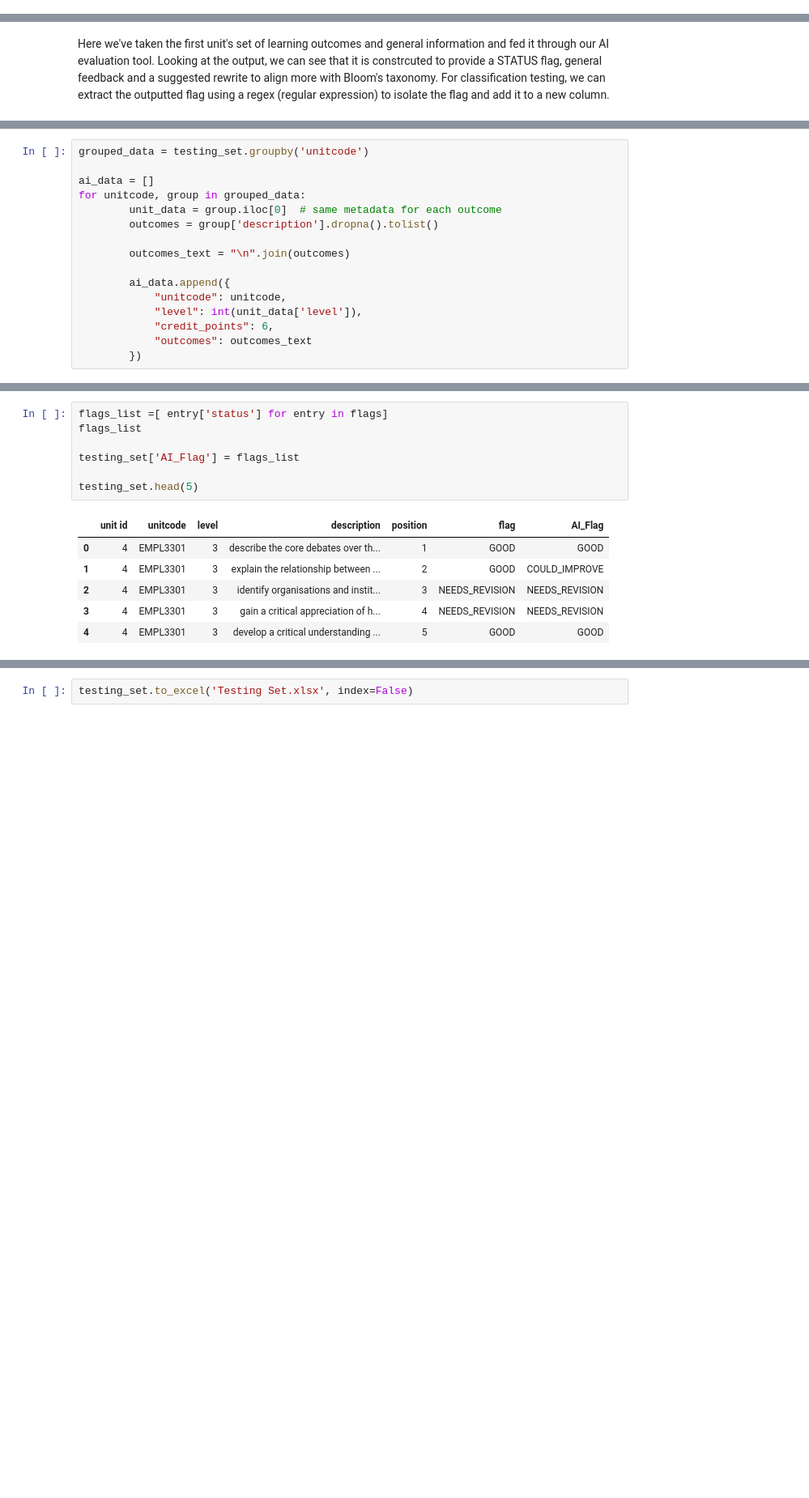
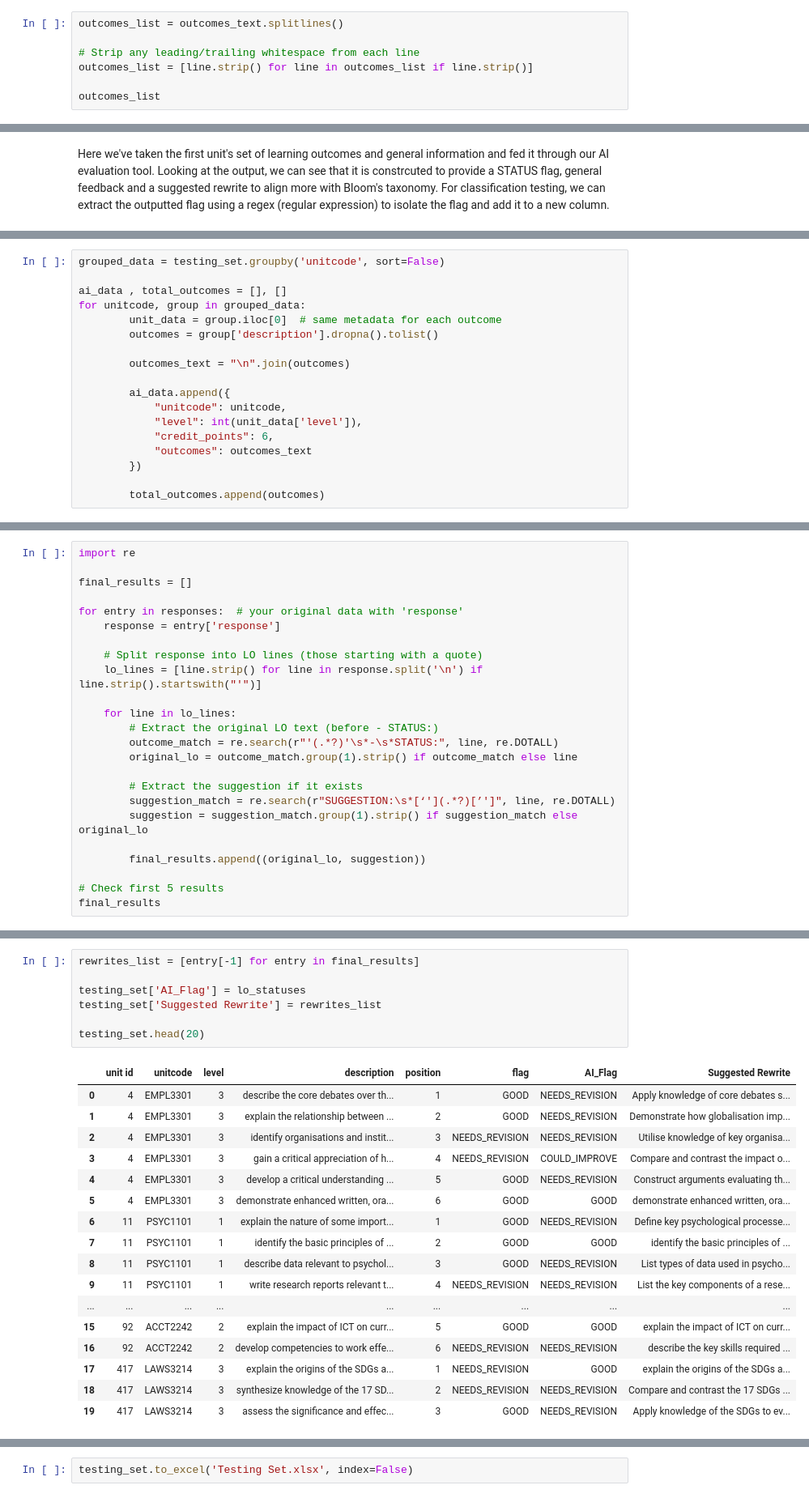
Before and after one commit to VoonYan/AI-Learning-Outcome-Builder, a Jupyter notebook: app/testing_notebook.ipynb, the cells around one changed output, grey strips where cells are left out. Shown: that part at 81% size. Saved outputs shown, nothing was run; the diff lists cells and outputs as text; blank space fills up the shorter version.

```diff
--- a/app/testing_notebook.ipynb
+++ b/app/testing_notebook.ipynb
@@ -93,0 +106,7 @@ develop a critical understanding of individual and collective responses to the i
+# %%
+outcomes_list = outcomes_text.splitlines()
+
+# Strip any leading/trailing whitespace from each line
+outcomes_list = [line.strip() for line in outcomes_list if line.strip()]
+
+outcomes_list
@@ -135,7 +196,7 @@ status_flag
 # %%
-grouped_data = testing_set.groupby('unitcode')
+grouped_data = testing_set.groupby('unitcode', sort=False)
 
-ai_data = []
+ai_data , total_outcomes = [], []
 for unitcode, group in grouped_data:
         unit_data = group.iloc[0]  # same metadata for each outcome
         outcomes = group['description'].dropna().tolist()
@@ -148,3 +209,5 @@ for unitcode, group in grouped_data:
             "credit_points": 6,
             "outcomes": outcomes_text
         })
+
+        total_outcomes.append(outcomes)
@@ -226,0 +408,24 @@ for i, entry in enumerate(ai_data, start=1):
+# %%
+import re
+
+final_results = []
+
+for entry in responses:  # your original data with 'response'
+    response = entry['response']
+
+    # Split response into LO lines (those starting with a quote)
+    lo_lines = [line.strip() for line in response.split('\n') if line.strip().startswith("'")]
+
+    for line in lo_lines:
+        # Extract the original LO text (before - STATUS:)
+        outcome_match = re.search(r"'(.*?)'\s*-\s*STATUS:", line, re.DOTALL)
+        original_lo = outcome_match.group(1).strip() if outcome_match else line
+
+        # Extract the suggestion if it exists
+        suggestion_match = re.search(r"SUGGESTION:\s*[‘'](.*?)[’']", line, re.DOTALL)
+        suggestion = suggestion_match.group(1).strip() if suggestion_match else original_lo
+
+        final_results.append((original_lo, suggestion))
+
+# Check first 5 results
+final_results
@@ -227,14 +450,25 @@ for i, entry in enumerate(ai_data, start=1):
 # %%
-flags_list =[ entry['status'] for entry in flags]
-flags_list
+rewrites_list = [entry[-1] for entry in final_results]
 
-testing_set['AI_Flag'] = flags_list
+testing_set['AI_Flag'] = lo_statuses
+testing_set['Suggested Rewrite'] = rewrites_list
 
-testing_set.head(5)
+testing_set.head(20)
 # %% [output]
-|  | unit id | unitcode | level | description | position | flag | AI_Flag |
-| 0 | 4 | EMPL3301 | 3 | describe the core debates over th... | 1 | GOOD | GOOD |
-| 1 | 4 | EMPL3301 | 3 | explain the relationship between ... | 2 | GOOD | COULD_IMPROVE |
-| 2 | 4 | EMPL3301 | 3 | identify organisations and instit... | 3 | NEEDS_REVISION | NEEDS_REVISION |
-| 3 | 4 | EMPL3301 | 3 | gain a critical appreciation of h... | 4 | NEEDS_REVISION | NEEDS_REVISION |
-| 4 | 4 | EMPL3301 | 3 | develop a critical understanding ... | 5 | GOOD | GOOD |
+|  | unit id | unitcode | level | description | position | flag | AI_Flag | Suggested Rewrite |
+| 0 | 4 | EMPL3301 | 3 | describe the core debates over th... | 1 | GOOD | NEEDS_REVISION | Apply knowledge of core debates s... |
+| 1 | 4 | EMPL3301 | 3 | explain the relationship between ... | 2 | GOOD | NEEDS_REVISION | Demonstrate how globalisation imp... |
+| 2 | 4 | EMPL3301 | 3 | identify organisations and instit... | 3 | NEEDS_REVISION | NEEDS_REVISION | Utilise knowledge of key organisa... |
+| 3 | 4 | EMPL3301 | 3 | gain a critical appreciation of h... | 4 | NEEDS_REVISION | COULD_IMPROVE | Compare and contrast the impact o... |
+| 4 | 4 | EMPL3301 | 3 | develop a critical understanding ... | 5 | GOOD | NEEDS_REVISION | Construct arguments evaluating th... |
+| 5 | 4 | EMPL3301 | 3 | demonstrate enhanced written, ora... | 6 | GOOD | GOOD | demonstrate enhanced written, ora... |
+| 6 | 11 | PSYC1101 | 1 | explain the nature of some import... | 1 | GOOD | NEEDS_REVISION | Define key psychological processe... |
+| 7 | 11 | PSYC1101 | 1 | identify the basic principles of ... | 2 | GOOD | GOOD | identify the basic principles of ... |
+| 8 | 11 | PSYC1101 | 1 | describe data relevant to psychol... | 3 | GOOD | NEEDS_REVISION | List types of data used in psycho... |
+| 9 | 11 | PSYC1101 | 1 | write research reports relevant t... | 4 | NEEDS_REVISION | NEEDS_REVISION | List the key components of a rese... |
+| ... | ... | ... | ... | ... | ... | ... | ... | ... |
+| 15 | 92 | ACCT2242 | 2 | explain the impact of ICT on curr... | 5 | GOOD | GOOD | explain the impact of ICT on curr... |
+| 16 | 92 | ACCT2242 | 2 | develop competencies to work effe... | 6 | NEEDS_REVISION | NEEDS_REVISION | describe the key skills required ... |
+| 17 | 417 | LAWS3214 | 3 | explain the origins of the SDGs a... | 1 | NEEDS_REVISION | GOOD | explain the origins of the SDGs a... |
+| 18 | 417 | LAWS3214 | 3 | synthesize knowledge of the 17 SD... | 2 | NEEDS_REVISION | NEEDS_REVISION | Compare and contrast the 17 SDGs ... |
+| 19 | 417 | LAWS3214 | 3 | assess the significance and effec... | 3 | GOOD | NEEDS_REVISION | Apply knowledge of the SDGs to ev... |
```
Also changed, not shown: parts of 22 cells of this notebook, 1 other file.
